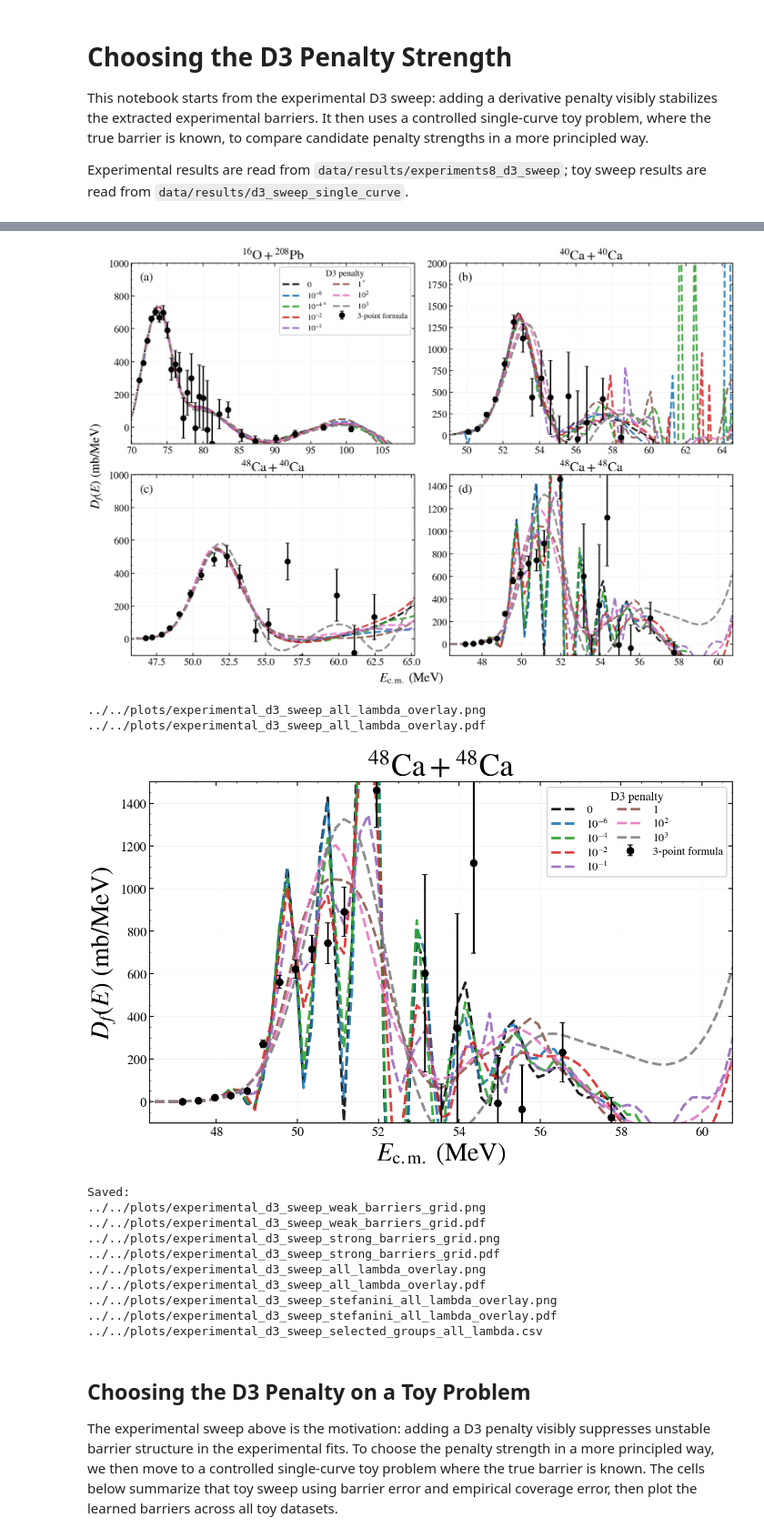
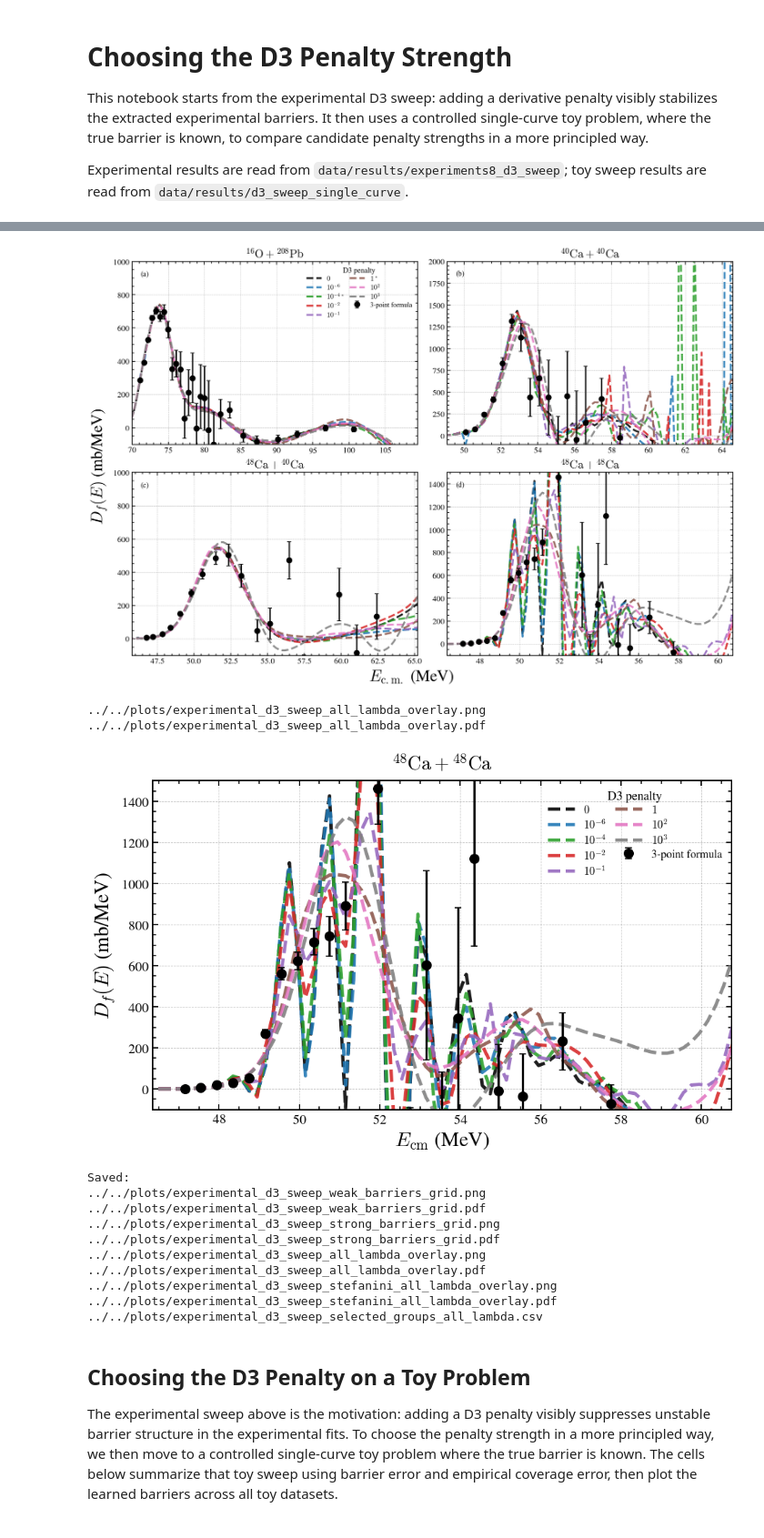
Before and after one commit to aaron-philip/barrier-extraction, a Jupyter notebook: notebooks/thesis/Ch4-1-ChoosingD3PenStrength.ipynb, the cells around one changed output, grey strips where cells are left out. Shown at 91% size. Saved outputs shown, nothing was run; the diff lists cells and outputs as text; code cells hidden in the pictures.

```diff
--- a/notebooks/thesis/Ch4-1-ChoosingD3PenStrength.ipynb
+++ b/notebooks/thesis/Ch4-1-ChoosingD3PenStrength.ipynb
@@ -366,33 +372,31 @@ for idx, (title, rxn_label, ax) in enumerate(zip(titles, reaction_labels, axes))
     ax.set_ylim(ylims[title])
     ax.set_title(rxn_label)
 
-    ax.tick_params(direction='in', length=4.5, width=1.0)
+    ax.grid(True, alpha=0.25)
+    ax.tick_params(direction='in', labelsize=12, length=4.5, width=1.0)
 
     ax.text(
         0.03, 0.95, f'({chr(97 + idx)})',
         transform=ax.transAxes,
         ha='left',
         va='top',
-        fontsize=18,
+        fontsize=11,
     )
 
 axes[0].legend(
     loc='upper right',
-    frameon=True,
-    framealpha=0.9,
-    facecolor='white',
-    edgecolor='0.75',
-    fontsize=12,
+    frameon=False,
+    fontsize=10,
     title='D3 penalty',
-    title_fontsize=13,
+    title_fontsize=11,
     ncol=2,
     borderpad=0.35,
     labelspacing=0.25,
     columnspacing=0.8,
     handlelength=2.3,
 )
-fig.supxlabel(r'$E_{\mathrm{c.m.}}$ (MeV)', fontsize=19)
-fig.supylabel(r'$D_f(E)$ (mb/MeV)', fontsize=19)
+fig.supxlabel(r'$E_{\mathrm{c.m.}}$ (MeV)', fontsize=24)
+fig.supylabel(r'$D_f(E)$ (mb/MeV)', fontsize=24)
 
 overlay_png = save_dir / 'experimental_d3_sweep_all_lambda_overlay.png'
 overlay_pdf = save_dir / 'experimental_d3_sweep_all_lambda_overlay.pdf'
@@ -404,7 +408,7 @@ plt.close(fig)
 print(overlay_png)
 print(overlay_pdf)
 # %% [output]
-[figure, old version]
+[figure, new version]
 ../../plots/experimental_d3_sweep_all_lambda_overlay.png
 ../../plots/experimental_d3_sweep_all_lambda_overlay.pdf
 # %%
@@ -412,7 +416,7 @@ stef_idx = titles.index('48Ca48CaStefanini2009')
 stef_title = titles[stef_idx]
 stef_label = reaction_labels[stef_idx]
 
-fig, ax = plt.subplots(1, 1, figsize=(10.5, 6.8), layout='constrained')
+fig, ax = plt.subplots(1, 1, figsize=(8, 5), layout='constrained')
 
 data_ref = None
 for lambda_tag, lambda_label in all_lambda_specs:
@@ -443,48 +447,46 @@ ax.errorbar(
 
 ax.set_xlim(data_ref['E_data'].min(), data_ref['E_data'].max())
 ax.set_ylim(ylims[stef_title])
-ax.set_xlabel(r'$E_{\mathrm{c.m.}}$ (MeV)', fontsize=30)
-ax.set_ylabel(r'$D_f(E)$ (mb/MeV)', fontsize=30)
-ax.set_title(f'{stef_label}', fontsize=36)
-ax.tick_params(direction='in', length=5, width=1.1)
+ax.set_xlabel(r'$E_{\mathrm{cm}}$ (MeV)', fontsize=18)
+ax.set_ylabel(r'$D_f(E)$ (mb/MeV)', fontsize=18)
+ax.set_title(f'{stef_label}', fontsize=17, pad=10)
+ax.grid(True, alpha=0.25)
+ax.tick_params(direction='in', labelsize=12, length=5, width=1.1)
 ax.legend(
     loc='upper right',
-    frameon=True,
-    framealpha=0.9,
-    facecolor='white',
-    edgecolor='0.75',
-    fontsize=13,
+    frameon=False,
+    fontsize=10,
     title='D3 penalty',
-    title_fontsize=14,
+    title_fontsize=11,
     ncol=2,
     borderpad=0.35,
     labelspacing=0.25,
     columnspacing=0.8,
     handlelength=2.4,
 )
 
 stef_png = save_dir / 'experimental_d3_sweep_stefanini_all_lambda_overlay.png'
 stef_pdf = save_dir / 'experimental_d3_sweep_stefanini_all_lambda_overlay.pdf'
-fig.savefig(stef_png, bbox_inches='tight', pad_inches=0.25)
-fig.savefig(stef_pdf, bbox_inches='tight', pad_inches=0.25)
+fig.savefig(stef_png, bbox_inches='tight', dpi=300, pad_inches=0.25)
+fig.savefig(stef_pdf, bbox_inches='tight', dpi=300, pad_inches=0.25)
 plt.show()
 plt.close(fig)
 
 summary_csv = save_dir / 'experimental_d3_sweep_selected_groups_all_lambda.csv'
 summary_df.to_csv(summary_csv, index=False)
 
 print('Saved:')
 print(weak_png)
 print(weak_pdf)
 print(strong_png)
 print(strong_pdf)
 print(overlay_png)
 print(overlay_pdf)
 print(stef_png)
 print(stef_pdf)
 print(summary_csv)
 # %% [output]
-[figure, old version]
+[figure, new version]
 Saved:
 ../../plots/experimental_d3_sweep_weak_barriers_grid.png
 ../../plots/experimental_d3_sweep_weak_barriers_grid.pdf
```
Also changed, not shown: parts of 4 cells of this notebook, 6 other files.
